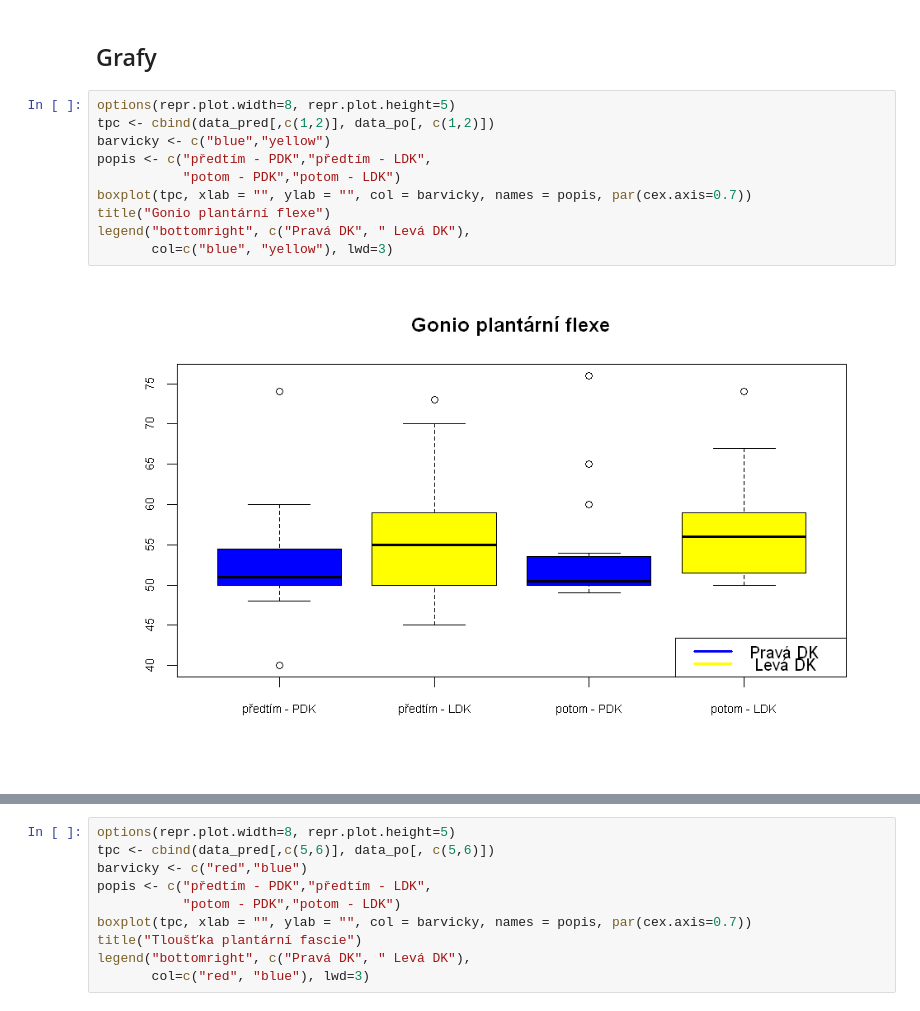
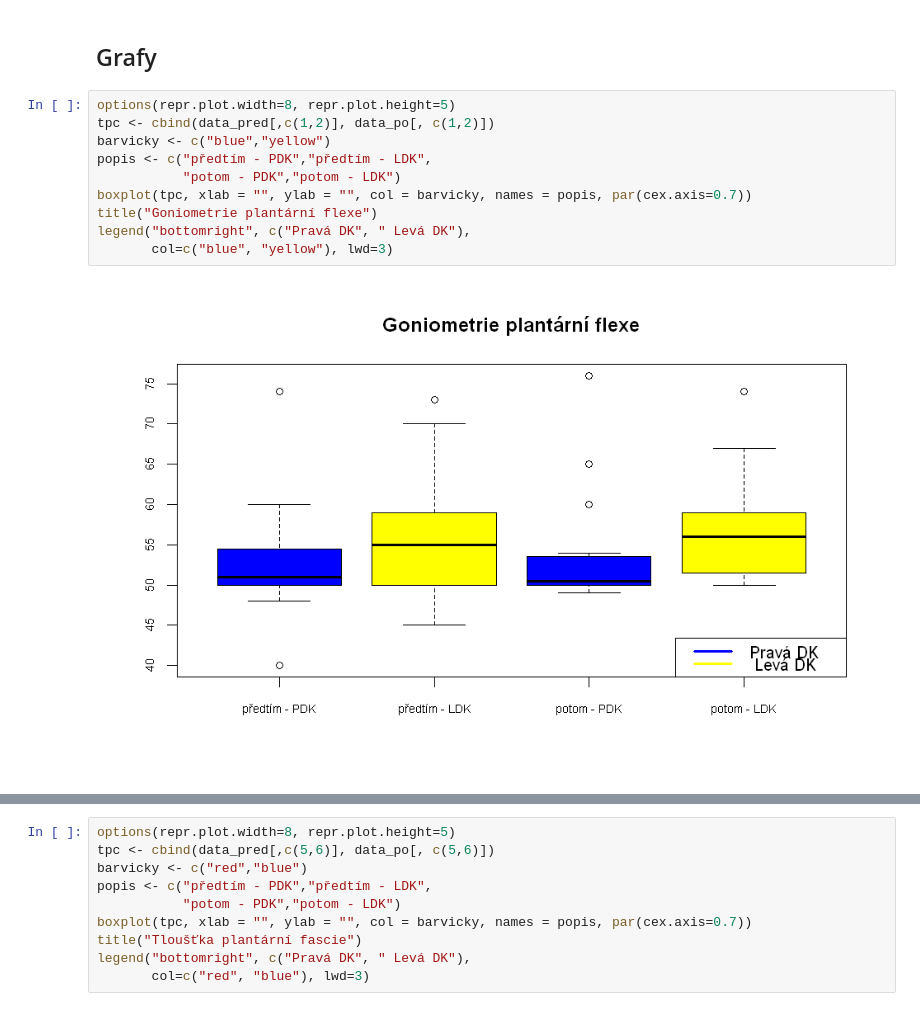
Before and after one commit to magicbeans817/Ondra---bc, a Jupyter notebook: Metodologie.ipynb, the cells around one changed output, grey strips where cells are left out. Saved outputs shown, nothing was run; the diff lists cells and outputs as text.

```diff
--- a/Metodologie.ipynb
+++ b/Metodologie.ipynb
@@ -163,15 +163,15 @@ Nepodařilo se nám v oboustranném a ani jednostranném t-testu vyvrátit nulov
 # %%
 options(repr.plot.width=8, repr.plot.height=5)
 tpc <- cbind(data_pred[,c(1,2)], data_po[, c(1,2)])
 barvicky <- c("blue","yellow")
 popis <- c("předtím - PDK","předtím - LDK",
            "potom - PDK","potom - LDK")
 boxplot(tpc, xlab = "", ylab = "", col = barvicky, names = popis, par(cex.axis=0.7))
-title("Gonio plantární flexe")
+title("Goniometrie plantární flexe")
 legend("bottomright", c("Pravá DK", " Levá DK"),
        col=c("blue", "yellow"), lwd=3)
 # %% [output]
-[figure, old version]
+[figure, new version]
 # %%
 options(repr.plot.width=8, repr.plot.height=5)
 tpc <- cbind(data_pred[,c(3,4)], data_po[, c(3,4)])
```
Also changed, not shown: parts of 4 cells of this notebook.
